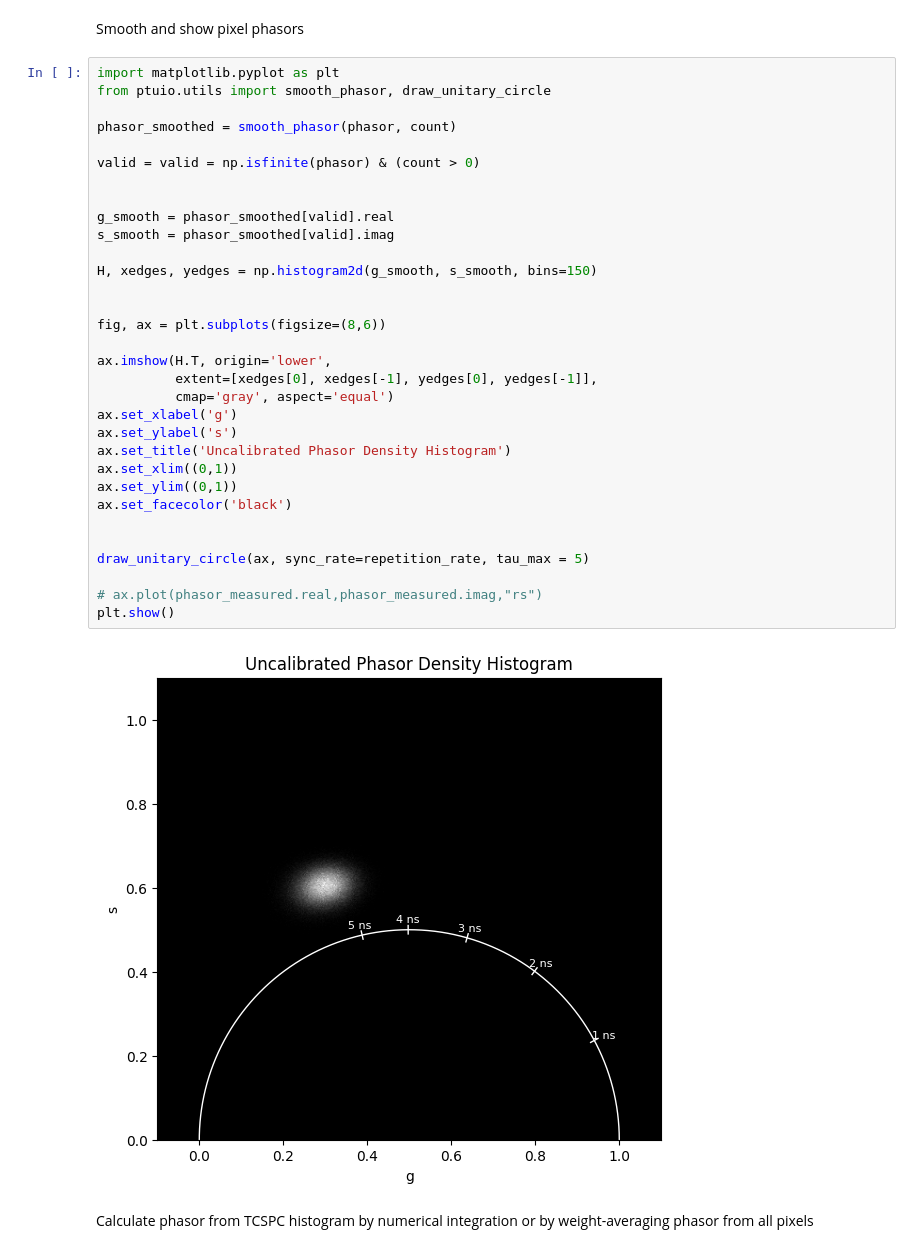
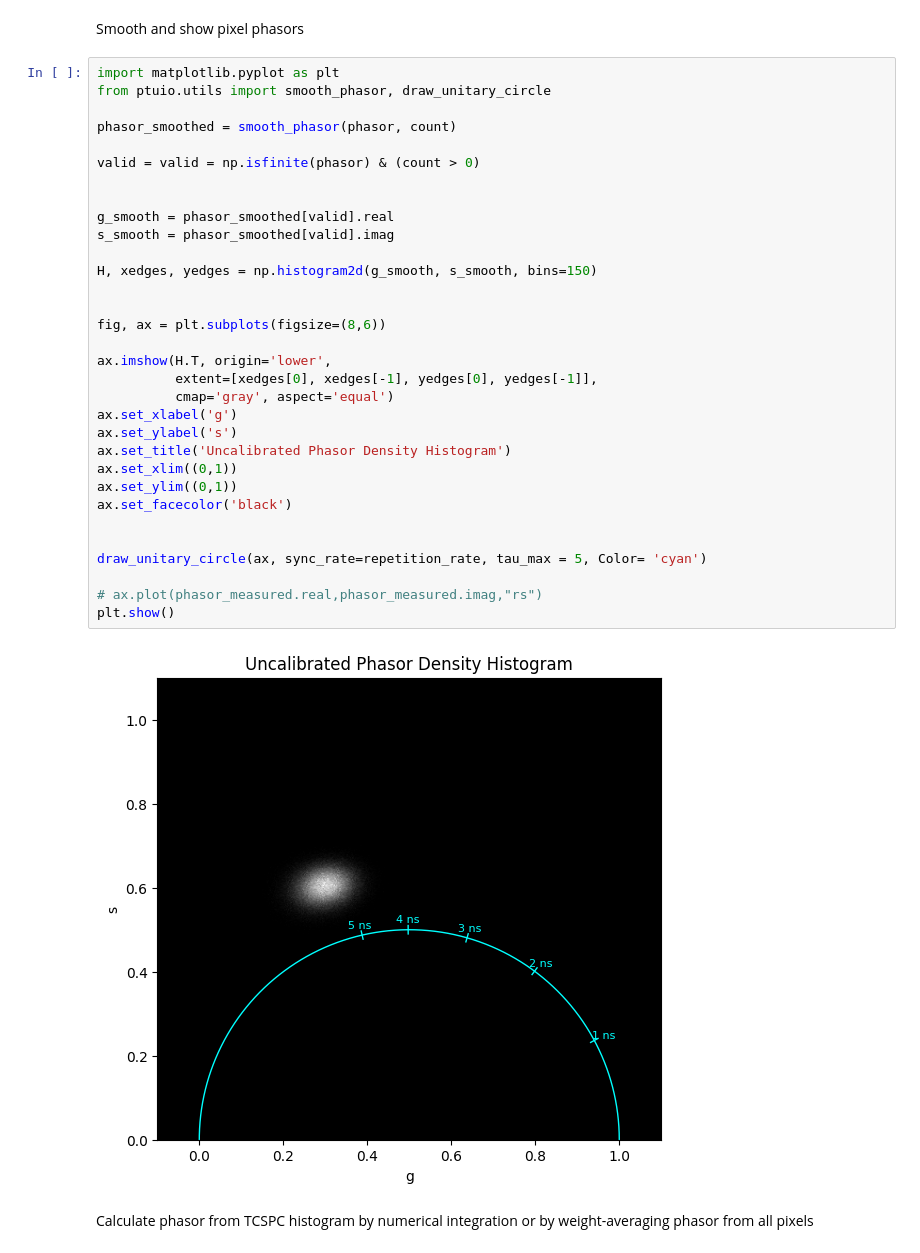
Before and after one commit to IMCF-Biocev/tttrkit, a Jupyter notebook: examples/phasor_calibration.ipynb, the cells around one changed output. Drawn from its saved outputs; the diff is of its cells as text.

```diff
--- a/examples/phasor_calibration.ipynb
+++ b/examples/phasor_calibration.ipynb
@@ -77,35 +77,35 @@ import matplotlib.pyplot as plt
 from ptuio.utils import smooth_phasor, draw_unitary_circle
 
 phasor_smoothed = smooth_phasor(phasor, count)
 
 valid = valid = np.isfinite(phasor) & (count > 0)
 
 
 g_smooth = phasor_smoothed[valid].real
 s_smooth = phasor_smoothed[valid].imag
 
 H, xedges, yedges = np.histogram2d(g_smooth, s_smooth, bins=150)
 
 
 fig, ax = plt.subplots(figsize=(8,6))
 
 ax.imshow(H.T, origin='lower',
           extent=[xedges[0], xedges[-1], yedges[0], yedges[-1]],
           cmap='gray', aspect='equal')
 ax.set_xlabel('g')
 ax.set_ylabel('s')
 ax.set_title('Uncalibrated Phasor Density Histogram')
 ax.set_xlim((0,1))
 ax.set_ylim((0,1))
 ax.set_facecolor('black')
 
 
-draw_unitary_circle(ax, sync_rate=repetition_rate, tau_max = 5)
+draw_unitary_circle(ax, sync_rate=repetition_rate, tau_max = 5, Color= 'cyan')
 
 # ax.plot(phasor_measured.real,phasor_measured.imag,"rs")
 plt.show()
 # %% [output]
-[figure, old version]
+[figure, new version]
 # %% [markdown]
 Calculate phasor from TCSPC histogram by numerical integration or by weight-averaging phasor from all pixels
 # %%
```
Also changed, not shown: 3 other files.
